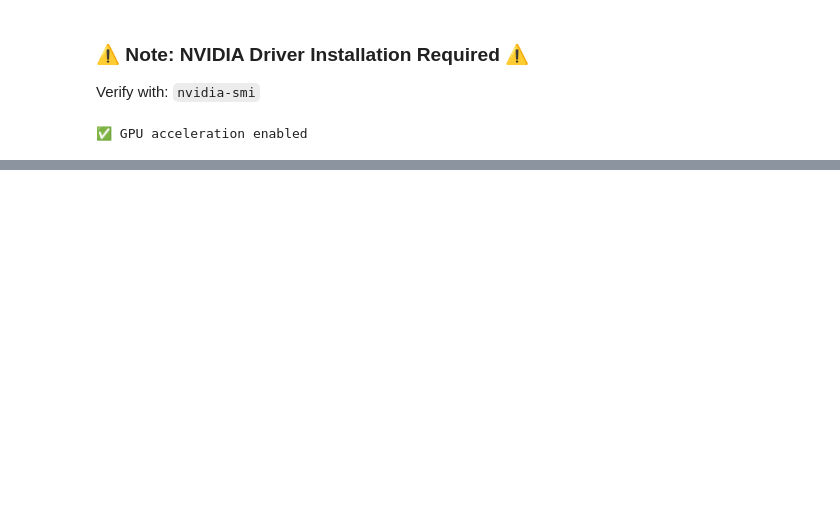
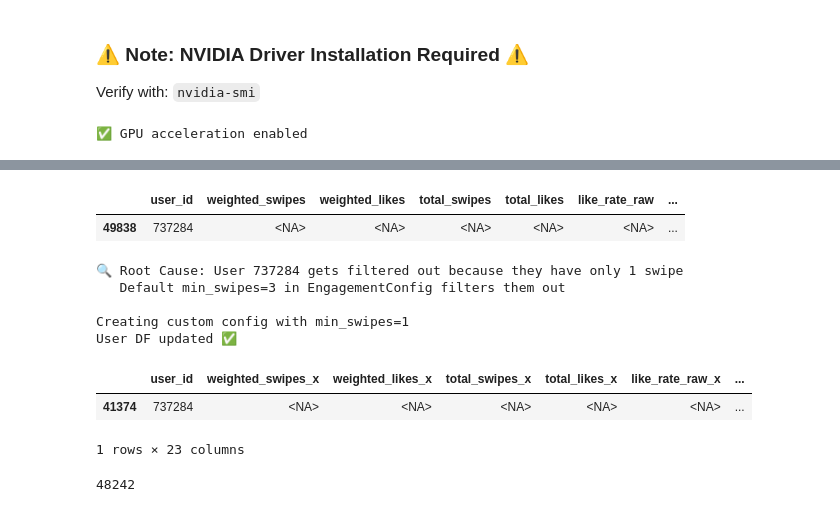
Before and after one commit to zainansarii/matchmaker, a Jupyter notebook: examples/basic_usage.ipynb, the cells around one changed output, grey strips where cells are left out. Drawn from its saved outputs; the diff is of its cells as text; code cells hidden in the pictures; blank space fills up the shorter version.

```diff
--- a/examples/basic_usage.ipynb
+++ b/examples/basic_usage.ipynb
@@ -88,0 +77,34 @@ engine.user_df.head(20)
+# %%
+user_stats[user_stats.user_id==737284]
+# %% [output]
+|  | user_id | weighted_swipes | weighted_likes | total_swipes | total_likes | like_rate_raw | ... |
+| 49838 | 737284 | <NA> | <NA> | <NA> | <NA> | <NA> | ... |
+# %%
+# Test with custom engagement config to include users with min_swipes=1
+print("🔍 Root Cause: User 737284 gets filtered out because they have only 1 swipe")
+print("   Default min_swipes=3 in EngagementConfig filters them out")
+print()
+
+# Import the config class
+from matchmaker.models.engagement import EngagementConfig
+
+# Create custom config with min_swipes=1 to include all users
+custom_config = EngagementConfig(min_swipes=1)
+print(f"Creating custom config with min_swipes={custom_config.min_swipes}")
+
+# Re-run engagement with the custom config
+mme.run_engagement(config=custom_config)
+# %% [output]
+🔍 Root Cause: User 737284 gets filtered out because they have only 1 swipe
+   Default min_swipes=3 in EngagementConfig filters them out
+
+Creating custom config with min_swipes=1
+User DF updated ✅
+# %%
+# Now check user 737284 again
+user_stats = mme.user_df
+user_stats[user_stats.user_id==737284]
+# %% [output]
+|  | user_id | weighted_swipes_x | weighted_likes_x | total_swipes_x | total_likes_x | like_rate_raw_x | ... |
+| 41374 | 737284 | <NA> | <NA> | <NA> | <NA> | <NA> | ... |
+1 rows × 23 columns
@@ -88,0 +115,4 @@ engine.user_df.head(20)
+# %%
+len(processed_deciders)
+# %% [output]
+48242
```
Also changed, not shown: parts of 17 cells of this notebook, 3 other files.
